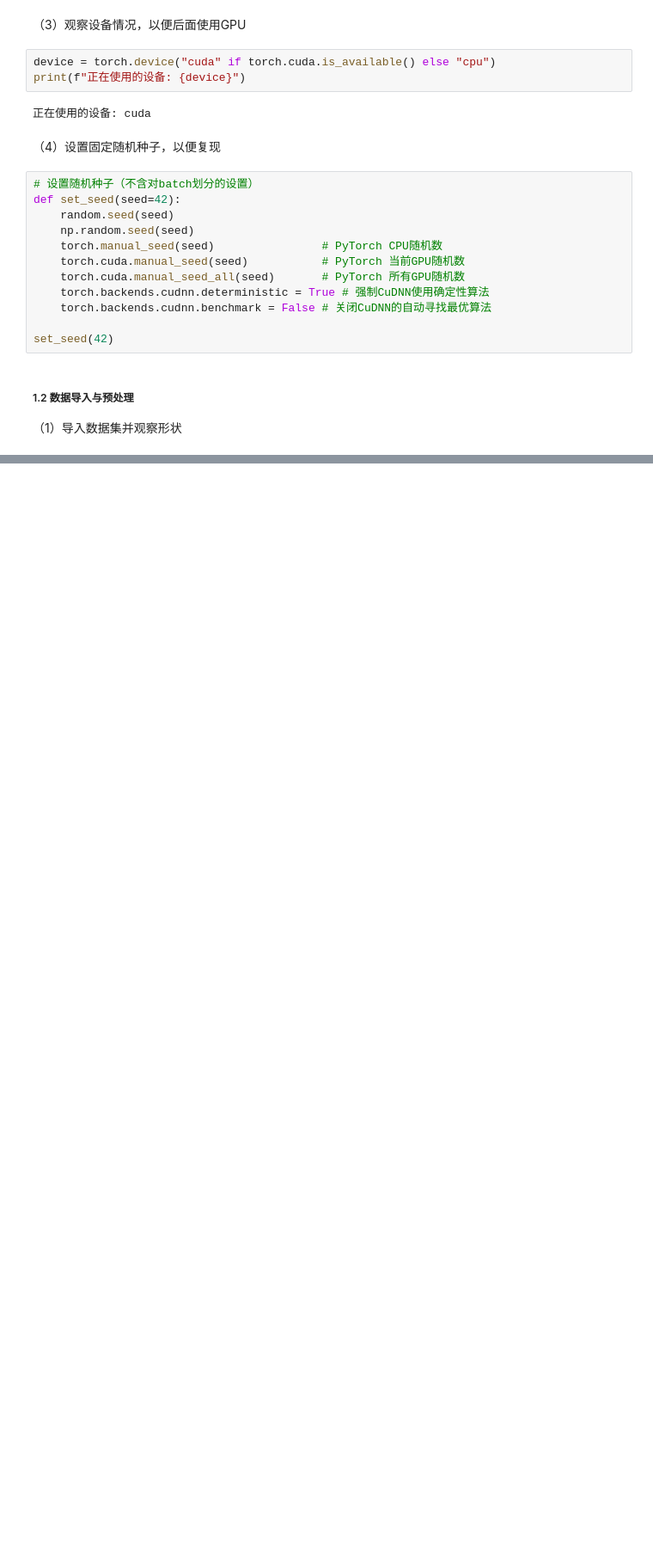
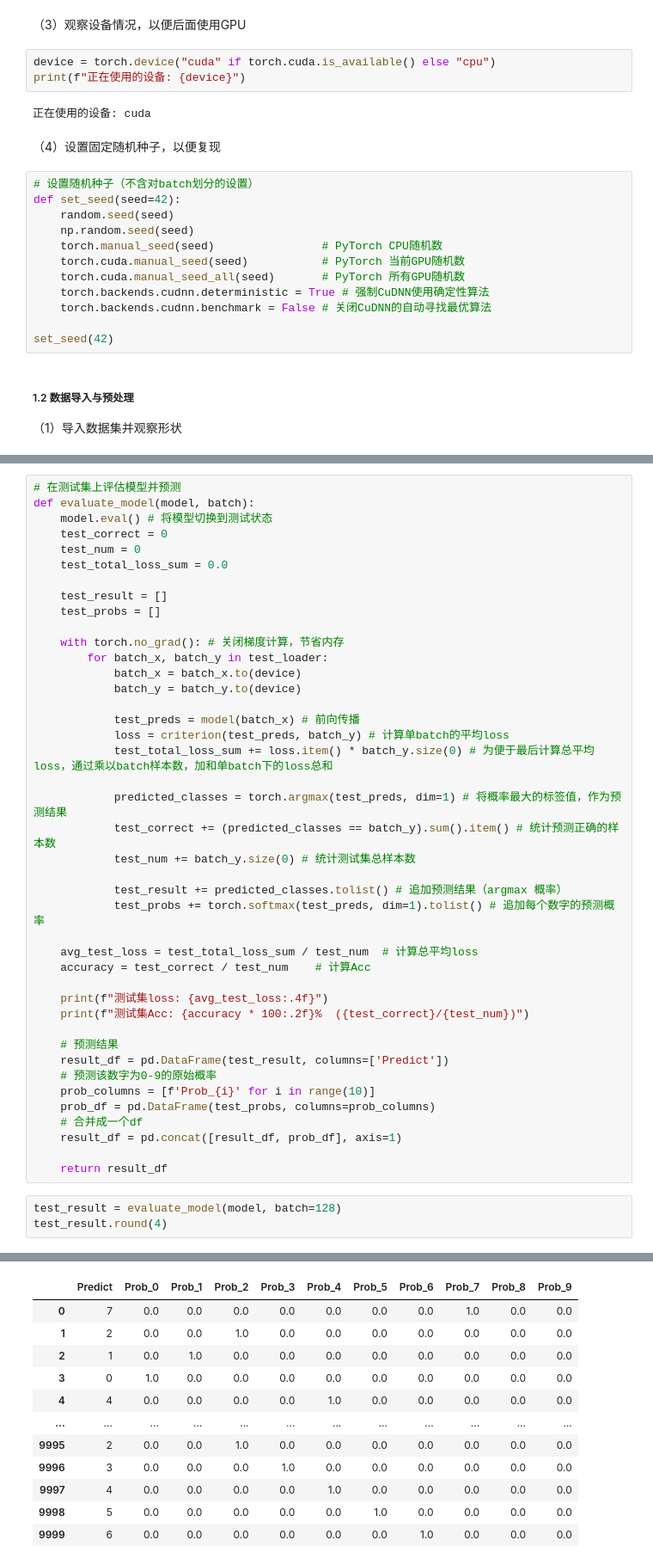
Before and after one commit to xiaoguangjin12345-dev/deep-learning, a Jupyter notebook: ex-3/ex-3.2/ex-3.2.ipynb, the cells around one changed output, grey strips where cells are left out. Shown at 86% size. Saved outputs shown, nothing was run; the diff lists cells and outputs as text; blank space fills up the shorter version.

```diff
--- a/ex-3/ex-3.2/ex-3.2.ipynb
+++ b/ex-3/ex-3.2/ex-3.2.ipynb
@@ -72,0 +287,46 @@ KeyboardInterrupt:
+# %%
+# 在测试集上评估模型并预测
+def evaluate_model(model, batch):
+    model.eval() # 将模型切换到测试状态
+    test_correct = 0
+    test_num = 0
+    test_total_loss_sum = 0.0
+
+    test_result = []
+    test_probs = []
+
+    with torch.no_grad(): # 关闭梯度计算，节省内存
+        for batch_x, batch_y in test_loader:
+            batch_x = batch_x.to(device)
+            batch_y = batch_y.to(device)
+
+            test_preds = model(batch_x) # 前向传播
+            loss = criterion(test_preds, batch_y) # 计算单batch的平均loss
+            test_total_loss_sum += loss.item() * batch_y.size(0) # 为便于最后计算总平均loss，通过乘以batch样本数，加和单batch下的loss总和
+
+            predicted_classes = torch.argmax(test_preds, dim=1) # 将概率最大的标签值，作为预测结果
+            test_correct += (predicted_classes == batch_y).sum().item() # 统计预测正确的样本数
+            test_num += batch_y.size(0) # 统计测试集总样本数
+
+            test_result += predicted_classes.tolist() # 追加预测结果（argmax 概率）
+            test_probs += torch.softmax(test_preds, dim=1).tolist() # 追加每个数字的预测概率
+
+    avg_test_loss = test_total_loss_sum / test_num  # 计算总平均loss
+    accuracy = test_correct / test_num    # 计算Acc
+
+    print(f"测试集loss: {avg_test_loss:.4f}")
+    print(f"测试集Acc: {accuracy * 100:.2f}%  ({test_correct}/{test_num})")
+
+    # 预测结果
+    result_df = pd.DataFrame(test_result, columns=['Predict'])
+    # 预测该数字为0-9的原始概率
+    prob_columns = [f'Prob_{i}' for i in range(10)]
+    prob_df = pd.DataFrame(test_probs, columns=prob_columns)
+    # 合并成一个df
+    result_df = pd.concat([result_df, prob_df], axis=1)
+
+    return result_df
+# %%
+test_result = evaluate_model(model, batch=128)
+test_result.round(4)
+# %% [output]
@@ -72,0 +335,12 @@ KeyboardInterrupt:
+|  | Predict | Prob_0 | Prob_1 | Prob_2 | Prob_3 | Prob_4 | Prob_5 | Prob_6 | Prob_7 | Prob_8 | Prob_9 |
+| 0 | 7 | 0.0 | 0.0 | 0.0 | 0.0 | 0.0 | 0.0 | 0.0 | 1.0 | 0.0 | 0.0 |
+| 1 | 2 | 0.0 | 0.0 | 1.0 | 0.0 | 0.0 | 0.0 | 0.0 | 0.0 | 0.0 | 0.0 |
+| 2 | 1 | 0.0 | 1.0 | 0.0 | 0.0 | 0.0 | 0.0 | 0.0 | 0.0 | 0.0 | 0.0 |
+| 3 | 0 | 1.0 | 0.0 | 0.0 | 0.0 | 0.0 | 0.0 | 0.0 | 0.0 | 0.0 | 0.0 |
+| 4 | 4 | 0.0 | 0.0 | 0.0 | 0.0 | 1.0 | 0.0 | 0.0 | 0.0 | 0.0 | 0.0 |
+| ... | ... | ... | ... | ... | ... | ... | ... | ... | ... | ... | ... |
+| 9995 | 2 | 0.0 | 0.0 | 1.0 | 0.0 | 0.0 | 0.0 | 0.0 | 0.0 | 0.0 | 0.0 |
+| 9996 | 3 | 0.0 | 0.0 | 0.0 | 1.0 | 0.0 | 0.0 | 0.0 | 0.0 | 0.0 | 0.0 |
+| 9997 | 4 | 0.0 | 0.0 | 0.0 | 0.0 | 1.0 | 0.0 | 0.0 | 0.0 | 0.0 | 0.0 |
+| 9998 | 5 | 0.0 | 0.0 | 0.0 | 0.0 | 0.0 | 1.0 | 0.0 | 0.0 | 0.0 | 0.0 |
+| 9999 | 6 | 0.0 | 0.0 | 0.0 | 0.0 | 0.0 | 0.0 | 1.0 | 0.0 | 0.0 | 0.0 |
```
Also changed, not shown: parts of 14 cells of this notebook.
